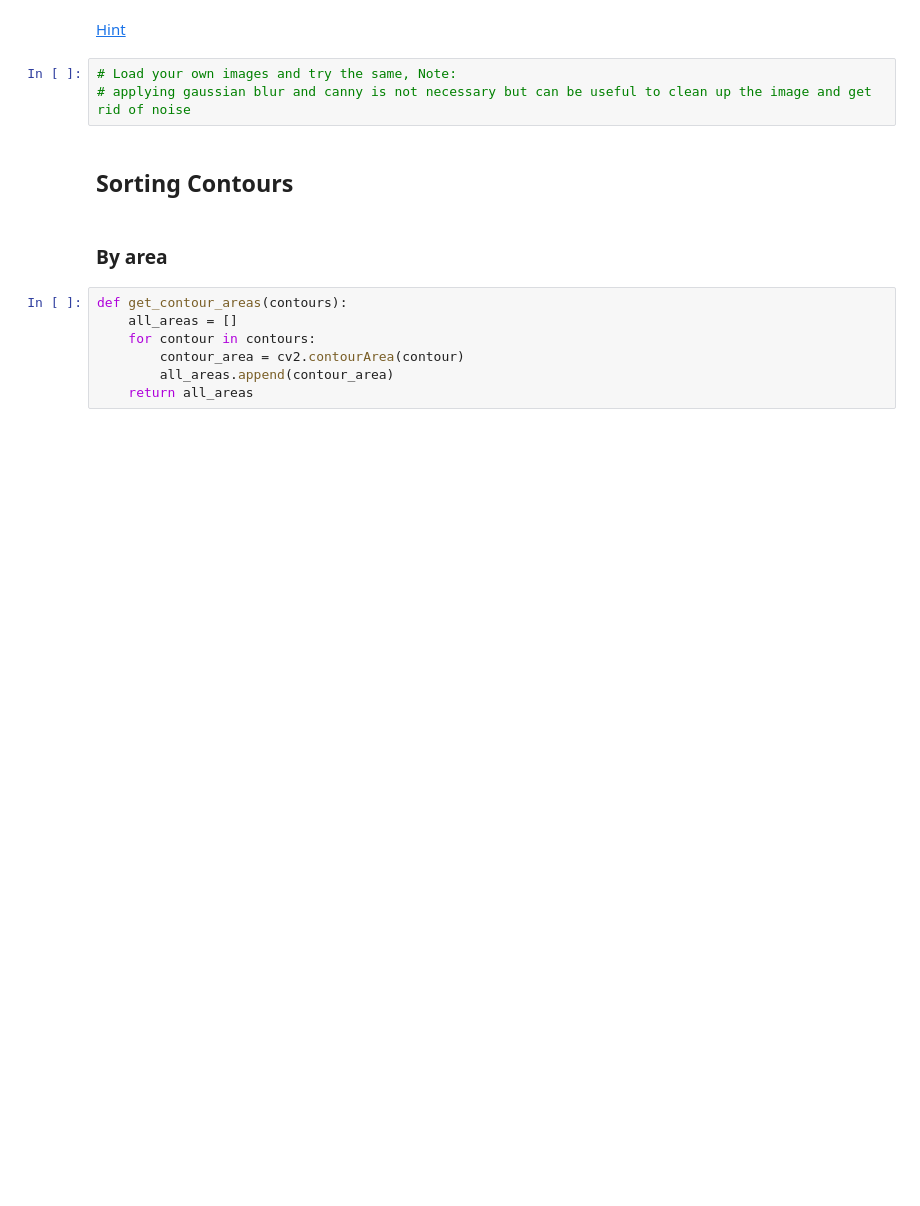
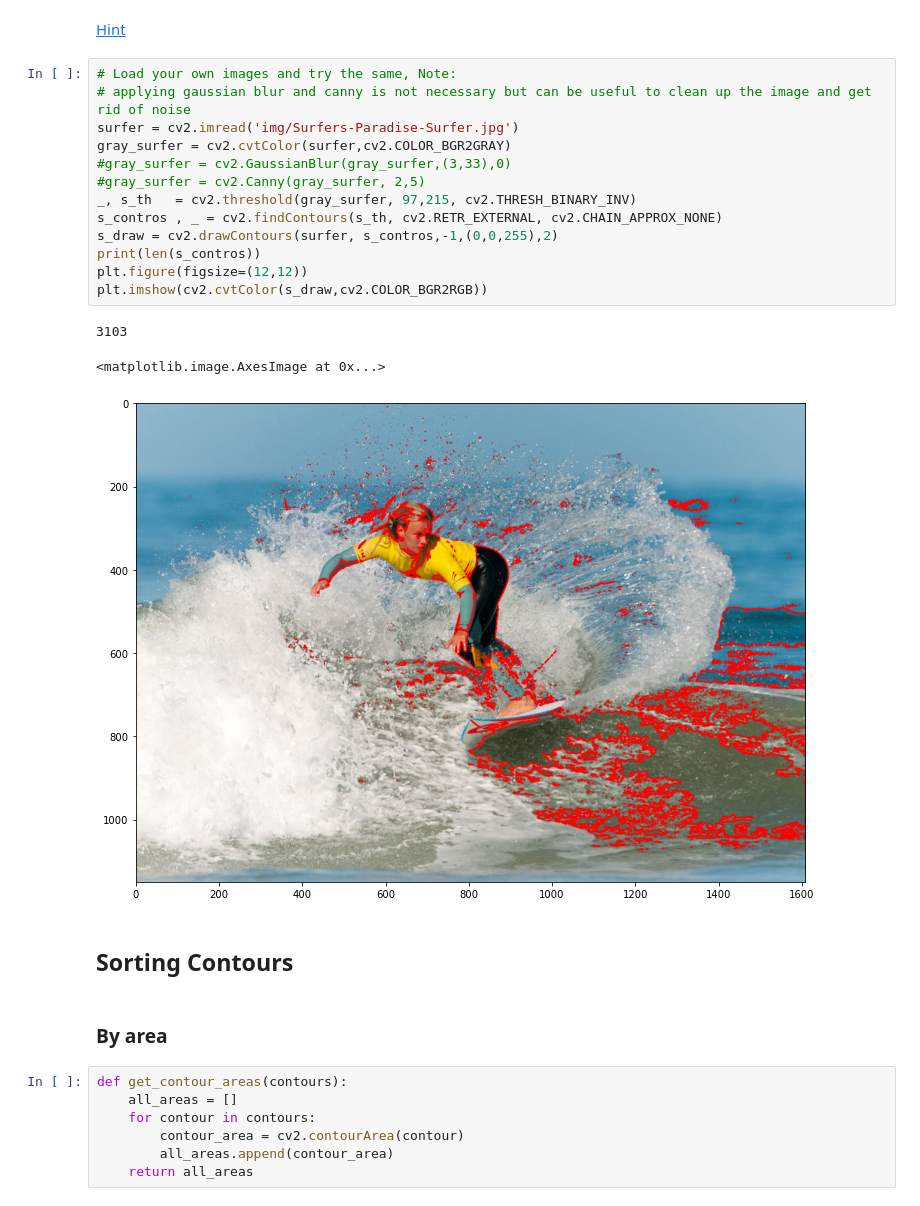
Before and after one commit to jobyid/ComputerVision, a Jupyter notebook: 6. Computer Vision/06. Contours and Blob detection/Contours.ipynb, the cells around one changed output. Cells and saved outputs as stored; diff of their text form; blank space fills up the shorter version.

```diff
--- a/6. Computer Vision/06. Contours and Blob detection/Contours.ipynb
+++ b/6. Computer Vision/06. Contours and Blob detection/Contours.ipynb
@@ -47,6 +49,20 @@ plt.imshow(cv2.cvtColor(draw, cv2.COLOR_BGR2RGB))
 # %%
 # Load your own images and try the same, Note:
 # applying gaussian blur and canny is not necessary but can be useful to clean up the image and get rid of noise
+surfer = cv2.imread('img/Surfers-Paradise-Surfer.jpg')
+gray_surfer = cv2.cvtColor(surfer,cv2.COLOR_BGR2GRAY)
+#gray_surfer = cv2.GaussianBlur(gray_surfer,(3,33),0)
+#gray_surfer = cv2.Canny(gray_surfer, 2,5)
+_, s_th   = cv2.threshold(gray_surfer, 97,215, cv2.THRESH_BINARY_INV)
+s_contros , _ = cv2.findContours(s_th, cv2.RETR_EXTERNAL, cv2.CHAIN_APPROX_NONE)
+s_draw = cv2.drawContours(surfer, s_contros,-1,(0,0,255),2)
+print(len(s_contros))
+plt.figure(figsize=(12,12))
+plt.imshow(cv2.cvtColor(s_draw,cv2.COLOR_BGR2RGB))
+# %% [output]
+3103
+<matplotlib.image.AxesImage at 0x...>
+[figure, added]
 # %% [markdown]
 ## Sorting Contours
 # %% [markdown]
```
Also changed, not shown: parts of 10 cells of this notebook, 1 other file.
